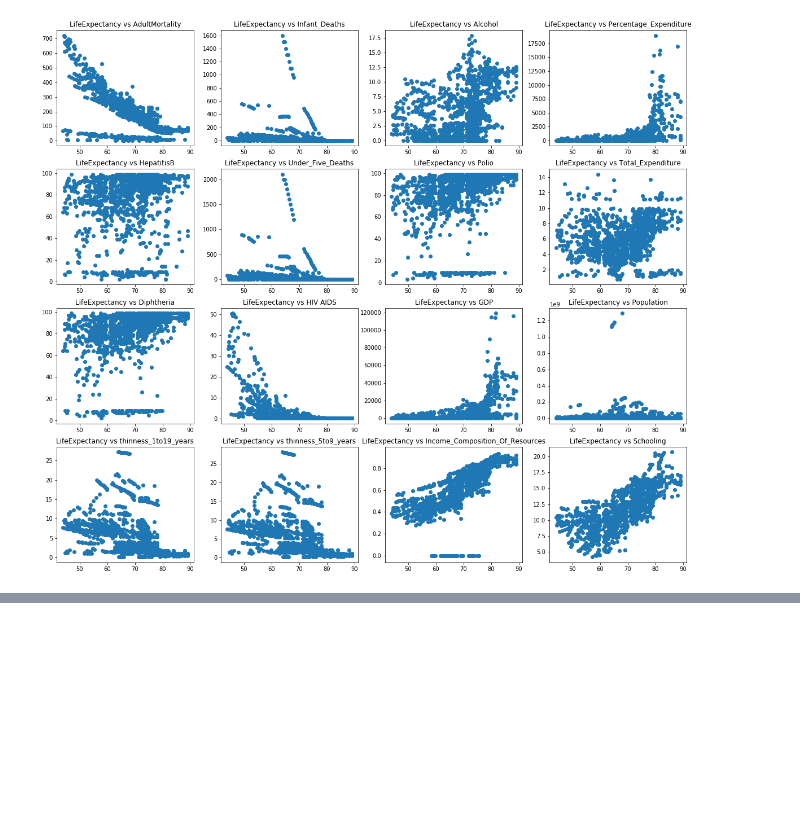
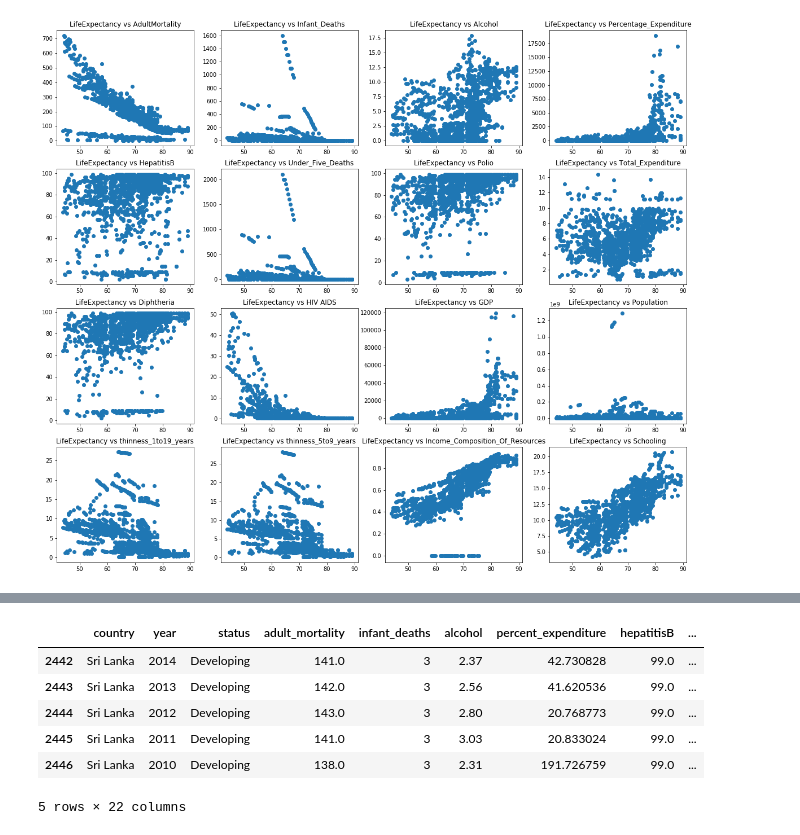
Before and after one commit to PRISLK/Mavericks_Data_Analysis, a Jupyter notebook: Life_Expectancy_Data_Analysis.ipynb, the cells around one changed output, grey strips where cells are left out. Saved outputs shown, nothing was run; the diff lists cells and outputs as text; code cells hidden in the pictures; blank space fills up the shorter version.

```diff
--- a/Life_Expectancy_Data_Analysis.ipynb
+++ b/Life_Expectancy_Data_Analysis.ipynb
@@ -341,0 +358,13 @@ plt.show()
+# %%
+# Pick required countries.
+sa_data = modified_data_set.loc[modified_data_set['country'].isin(['Sri Lanka'])]
+
+sa_data.head()
+# %% [output]
+|  | country | year | status | adult_mortality | infant_deaths | alcohol | percent_expenditure | hepatitisB | ... |
+| 2442 | Sri Lanka | 2014 | Developing | 141.0 | 3 | 2.37 | 42.730828 | 99.0 | ... |
+| 2443 | Sri Lanka | 2013 | Developing | 142.0 | 3 | 2.56 | 41.620536 | 99.0 | ... |
+| 2444 | Sri Lanka | 2012 | Developing | 143.0 | 3 | 2.80 | 20.768773 | 99.0 | ... |
+| 2445 | Sri Lanka | 2011 | Developing | 141.0 | 3 | 3.03 | 20.833024 | 99.0 | ... |
+| 2446 | Sri Lanka | 2010 | Developing | 138.0 | 3 | 2.31 | 191.726759 | 99.0 | ... |
+5 rows × 22 columns
```
Also changed, not shown: parts of 4 cells of this notebook.
